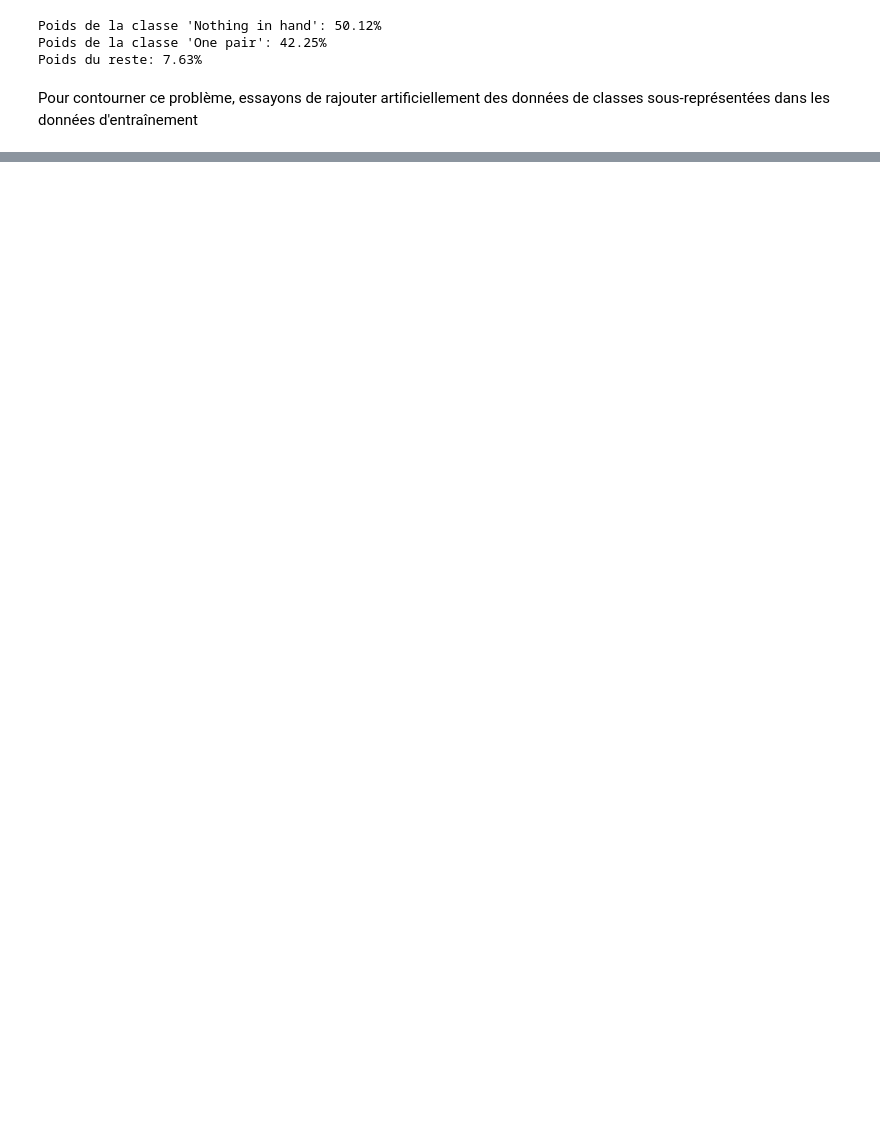
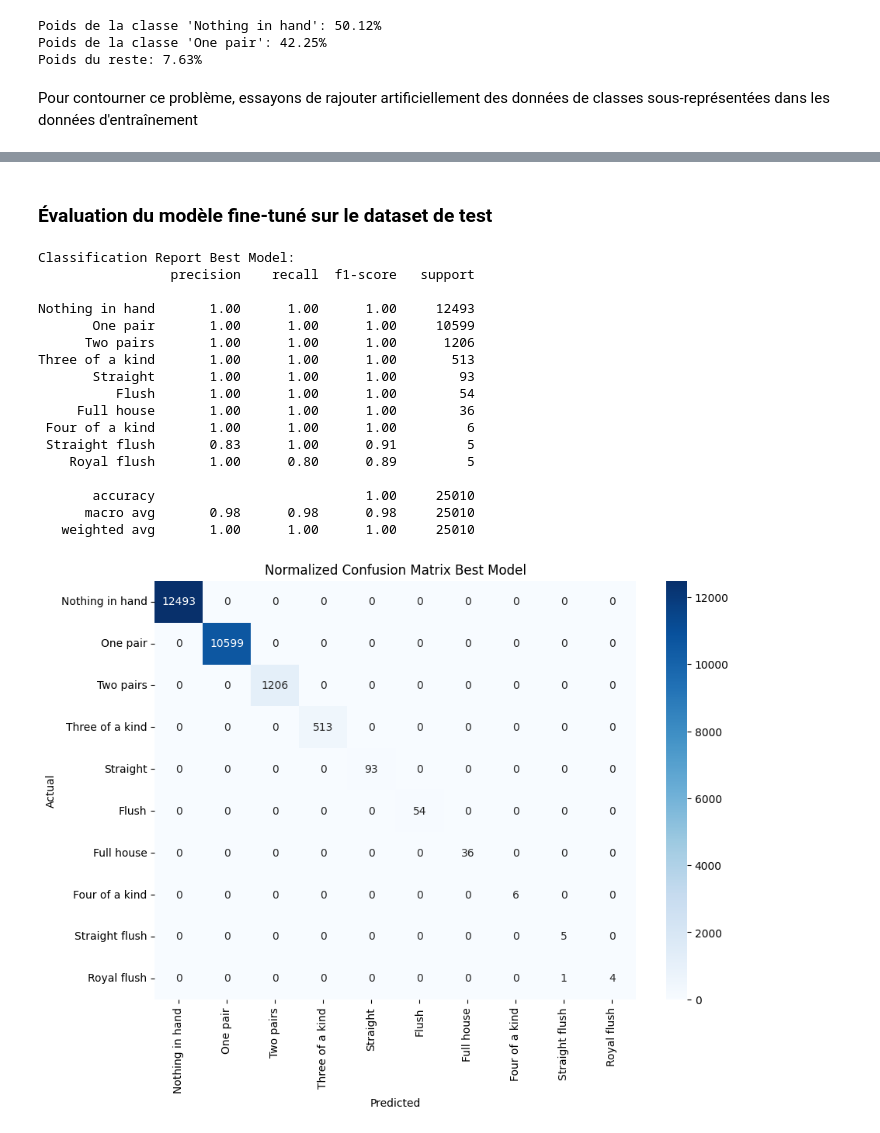
Before and after one commit to CyberlaClov/DAML_poker_hand, a Jupyter notebook: cp-neural-network.ipynb, the cells around one changed output, grey strips where cells are left out. Drawn from its saved outputs; the diff is of its cells as text; code cells hidden in the pictures; blank space fills up the shorter version.

```diff
--- a/cp-neural-network.ipynb
+++ b/cp-neural-network.ipynb
@@ -335,0 +417,41 @@ Essayons désormais d'appliquer la transformation linéaire suggérée dans l'ar
+# %% [markdown]
+### Évaluation du modèle fine-tuné sur le dataset de test
+# %%
+# Predict on the test set
+y_test_pred = mlp.predict(X_test_scaled_t)
+
+# Generate classification report
+report = classification_report(y_test, y_test_pred, target_names=list(class_names.values()), zero_division=1)
+print(f'Classification Report Best Model:\n{report}')
+
+# Generate normalized confusion matrix
+conf_matrix = confusion_matrix(y_test, y_test_pred,
+                            #    normalize='true'
+                               )
+
+# Plot normalized confusion matrix
+plt.figure(figsize=(10, 7))
+sns.heatmap(conf_matrix, annot=True, fmt='.0f', cmap='Blues', xticklabels=list(class_names.values()), yticklabels=list(class_names.values()))
+plt.xlabel('Predicted')
+plt.ylabel('Actual')
+plt.title('Normalized Confusion Matrix Best Model')
+plt.show()
+# %% [output]
+Classification Report Best Model:
+                 precision    recall  f1-score   support
+
+Nothing in hand       1.00      1.00      1.00     12493
+       One pair       1.00      1.00      1.00     10599
+      Two pairs       1.00      1.00      1.00      1206
+Three of a kind       1.00      1.00      1.00       513
+       Straight       1.00      1.00      1.00        93
+          Flush       1.00      1.00      1.00        54
+     Full house       1.00      1.00      1.00        36
+ Four of a kind       1.00      1.00      1.00         6
+ Straight flush       0.83      1.00      0.91         5
+    Royal flush       1.00      0.80      0.89         5
+
+       accuracy                           1.00     25010
+      macro avg       0.98      0.98      0.98     25010
+   weighted avg       1.00      1.00      1.00     25010
+[figure, added]
```
Also changed, not shown: parts of 19 cells of this notebook.
